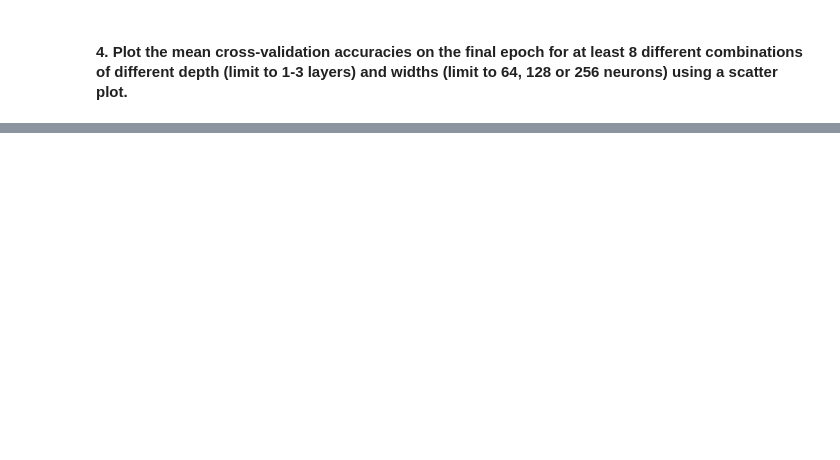
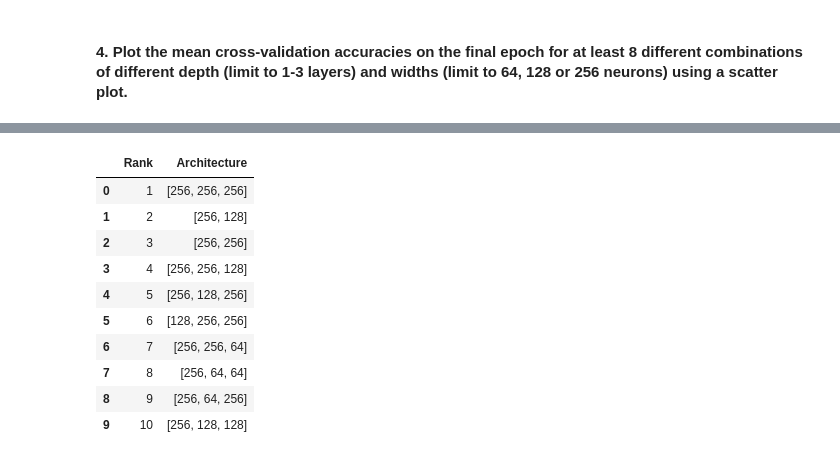
Before and after one commit to Paier05/SC4001_Assignment, a Jupyter notebook: Tan_MingHao_PartA_3.ipynb, the cells around one changed output, grey strips where cells are left out. Saved outputs shown, nothing was run; the diff lists cells and outputs as text; code cells hidden in the pictures; blank space fills up the shorter version.

```diff
--- a/Tan_MingHao_PartA_3.ipynb
+++ b/Tan_MingHao_PartA_3.ipynb
@@ -304,0 +608,4 @@ reason = " "
+# %%
+hyperband_best_arch, hyperband_scores = hyperband_architecture_search(
+    X_train.to_numpy(), y_train, optimal_lr
+)
@@ -304,0 +630,22 @@ reason = " "
+# %%
+#Top 10 Summary Table
+sorted_scores = sorted(hyperband_scores.items(), key=lambda x: x[1], reverse=True)
+arch_labels   = [item[0] for item in sorted_scores]
+
+df_hyperband = pd.DataFrame({
+    'Rank'         : range(1, 11),
+    'Architecture' : arch_labels[:10]
+})
+df_hyperband
+# %% [output]
+|  | Rank | Architecture |
+| 0 | 1 | [256, 256, 256] |
+| 1 | 2 | [256, 128] |
+| 2 | 3 | [256, 256] |
+| 3 | 4 | [256, 256, 128] |
+| 4 | 5 | [256, 128, 256] |
+| 5 | 6 | [128, 256, 256] |
+| 6 | 7 | [256, 256, 64] |
+| 7 | 8 | [256, 64, 64] |
+| 8 | 9 | [256, 64, 256] |
+| 9 | 10 | [256, 128, 128] |
```
Also changed, not shown: parts of 22 cells of this notebook, 2 other files.
